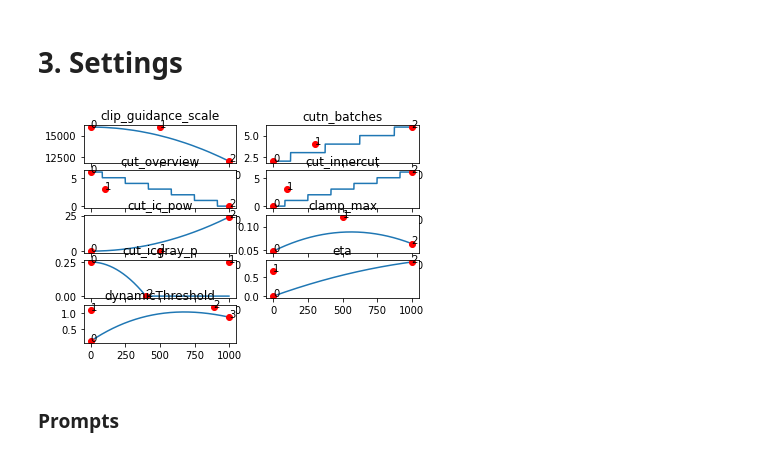
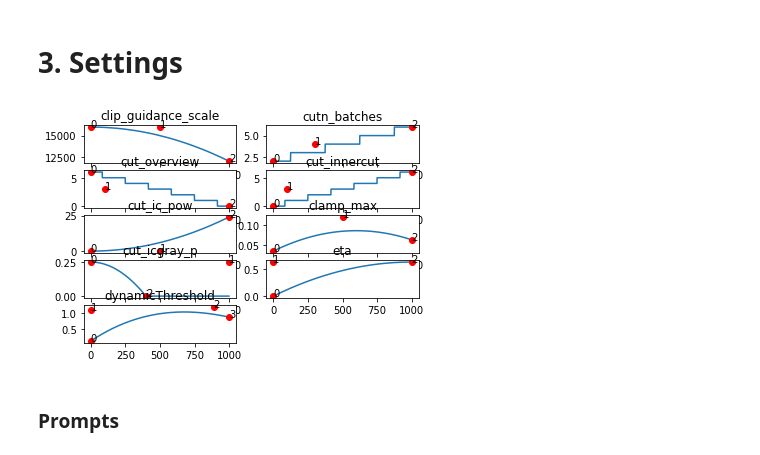
Before and after one commit to tanukilte/DiscoDiffusionTanuki, a Jupyter notebook: Disco_Diffusion.ipynb, the cells around one changed output. Saved outputs shown, nothing was run; the diff lists cells and outputs as text; code cells hidden in the pictures.

```diff
--- a/Disco_Diffusion.ipynb
+++ b/Disco_Diffusion.ipynb
@@ -1380,14 +1380,14 @@ batch_name = 'DDT' #@param{type: 'string'}
 display_rate = 20 #@param{type: 'number'}
 n_batches = 5 #@param{type: 'number'}
 steps = 250 #@param [25,50,100,150,250,500,1000]{type: 'raw', allow-input: true}
-width_height_for_512x512_models = [960, 576] #@param{type: 'raw'}
-clip_guidance_scale = "[15000]*100+[16000]*400+[12000]*499+[10000]*1" #@param{type: 'string'}
+width_height_for_512x512_models = [1280, 768] #@param{type: 'raw'}
+clip_guidance_scale = [[0,16000],[500,16000],[1000,12000]] #@param{type: 'raw'}
 tv_scale = 0#@param{type: 'number'}
 range_scale = 150#@param{type: 'number'}
 sat_scale = 0#@param{type: 'number'}
-cutn_batches = "[2]*200+[2]*200+[4]*200+[4]*200+[4]*200"#@param{type: 'string'}
+cutn_batches = [[0,1],[300,3],[1000,5]]#@param{type: 'raw'}
 skip_augs = False#@param{type: 'boolean'}
-dynamicThreshold = [[0,0.036],[500,0.088],[1000,0.088]]
+dynamicThreshold = [[0,0.036],[500,0.088],[1000,0.088]]#@param{type: 'raw'}
 #@markdown ####**Image dimensions to be used for 256x256 models (e.g. pixelart models):**
 width_height_for_256x256_models = [512, 448] #@param{type: 'raw'}
 
@@ -1445,9 +1445,9 @@ if intermediate_saves and intermediates_in_subfolder is True:
 perlin_init = True  #@param{type: 'boolean'}
 perlin_mode = 'mixed' #@param ['mixed', 'color', 'gray']
 set_seed = 'random_seed' #@param{type: 'string'}
-eta = "[0.0]*200+[0.001]*799+[0.36]*1"#@param{type: 'string'}
+eta = [[0,0.0],[0,0.64],[1000,0.64]]#@param{type: 'string'}
 clamp_grad = True #@param{type: 'boolean'}
-clamp_max = "[0.064]*999+[0.088]*1" #@param{type: 'string'}
+clamp_max = [[0,0.036],[500,0.12],[1000,0.064]] #@param{type: 'raw'}
 frames_skip_steps = "0%"#@param{type: 'string'}
 
 ### EXTRA ADVANCED SETTINGS:
@@ -1464,10 +1464,10 @@ sampling_mode = "ddim"#@param{type: 'string'}
 
 #@markdown cut_overview and cut_innercut are cumulative for total cutn on any given step. Overview cuts see the entire image and are good for early structure, innercuts are your standard cutn.
 
-cut_overview = "[6]*200+[5]*200+[2]*200+[0]*200+[0]*200" #@param {type: 'string'}
-cut_innercut = "[0]*200+[1]*200+[4]*200+[6]*200+[6]*200" #@param {type: 'string'}
-cut_ic_pow = "[1]*200+[4]*200+[8]*200+[16]*200+[32]*100+[88]*100" #@param {type: 'string'}
-cut_icgray_p = "[0.21]*150+[0.2]*350+[0]*100+[0]*100+[0]*300" #@param {type: 'string'}
+cut_overview = [[0,12],[100,6],[1000,0]] #@param {type: 'raw'}
+cut_innercut = [[0,0],[100,6],[1000,12]] #@param {type: 'raw'}
+cut_ic_pow = [[0,0],[500,0.0],[1000,24]] #@param {type: 'raw'}
+cut_icgray_p = [[0,0.25],[1000,0.25],[400,0]] #@param {type: 'raw'}
 
 #@markdown KaliYuga model settings. Refer to [cut_ic_pow](https://ezcharts.miraheze.org/wiki/Category:Cut_ic_pow) as a guide. Values between 1 and 100 all work.
 pad_or_pulp_cut_overview = "[15]*100+[15]*100+[12]*100+[12]*100+[6]*100+[4]*100+[2]*200+[0]*200" #@param {type: 'string'}
@@ -1496,7 +1496,7 @@ elif diffusion_model in kaliyuga_watercolor_model_names:
 #@markdown ####**Transformation Settings:**
 use_vertical_symmetry = False #@param {type:"boolean"}
 use_horizontal_symmetry = False #@param {type:"boolean"}
-transformation_percent = [0.09] #@param
+transformation_percent = [0.09] #@param {type: 'raw'}
 # %%
 #@title Local Settings
 try:
@@ -1506,24 +1506,24 @@ except:
     batch_name = 'DDT'
     n_batches = 5
     width_height_for_512x512_models = [960,576]
-    steps = 500
+    steps = 250
     set_seed = 'random_seed'
     display_rate = 20
     intermediate_saves = [50, 100, 150, 200, 250, 300, 350, 400, 450]
     intermediates_in_subfolder = True
-    clip_guidance_scale = [[0,16000],[500,16000],[1000,12000]]
+    clip_guidance_scale = [[0,16000],[500,16000],[1000,8000]]
     frames_skip_steps = "0%"
-    tv_scale = 15000
-    range_scale = 40000
-    sat_scale = 40000
-    cutn_batches = [[0,2],[300,4],[1000,6]]
+    tv_scale = 0
+    range_scale = 0
+    sat_scale = 0
+    cutn_batches = [[0,2],[300,4],[1000,5]]
     cut_overview = [[0,6],[100,3],[1000,0]]
     cut_innercut = [[0,0],[100,3],[1000,6]]
     cut_ic_pow = [[0,0],[500,0.0],[1000,24]]
     cut_icgray_p = [[0,0.25],[1000,0.25],[400,0]]
     clamp_grad = True
-    clamp_max = [[0,0.048],[500,0.12],[1000,0.064]]
-    eta = [[0,0.0],[0,0.64],[1000,0.88]]
+    clamp_max = [[0,0.036],[500,0.12],[1000,0.064]]
+    eta = [[0,0.0],[0,0.64],[1000,0.5]]
     perlin_init = True
     perlin_mode = 'mixed'
     skip_augs = False
@@ -1547,34 +1547,34 @@ except:
             print(f'Will save every {steps_per_checkpoint} steps')
         else:
             steps_per_checkpoint = steps+10
     else:
         steps_per_checkpoint = None
     if intermediate_saves and intermediates_in_subfolder is True:
         partialFolder = f'{batchFolder}/partials'
         createPath(partialFolder)
 finally:
     pass
     plt.rcParams["figure.figsize"]=16,16
     plt.subplot(5, 2, 1)
     plot_bezier(clip_guidance_scale, True)
     plt.subplot(5, 2, 2)
     plot_bezier(cutn_batches, True)
     plt.subplot(5, 2, 3)
     plot_bezier(cut_overview, True)
     plt.subplot(5, 2, 4)
     plot_bezier(cut_innercut, True)
     plt.subplot(5, 2, 5)
     plot_bezier(cut_ic_pow)
     plt.subplot(5, 2, 6)
     plot_bezier(clamp_max)
     plt.subplot(5, 2, 7)
     plot_bezier(cut_icgray_p)
     plt.subplot(5, 2, 8)
     plot_bezier(eta)
     plt.subplot(5, 2, 9)
     plot_bezier(dynamicThreshold)
 # %% [output]
-[figure, old version]
+[figure, new version]
 # %% [markdown]
 ### Prompts
 # %%
```
Also changed, not shown: parts of 5 cells of this notebook.
